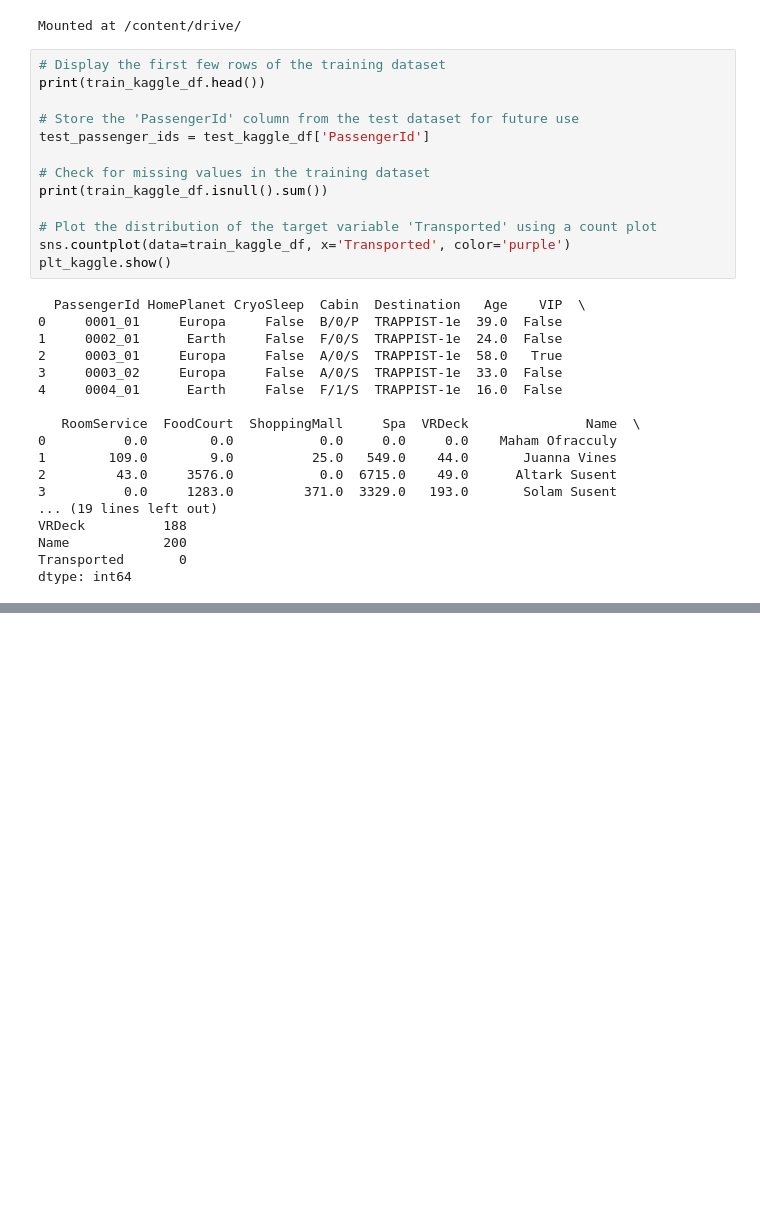
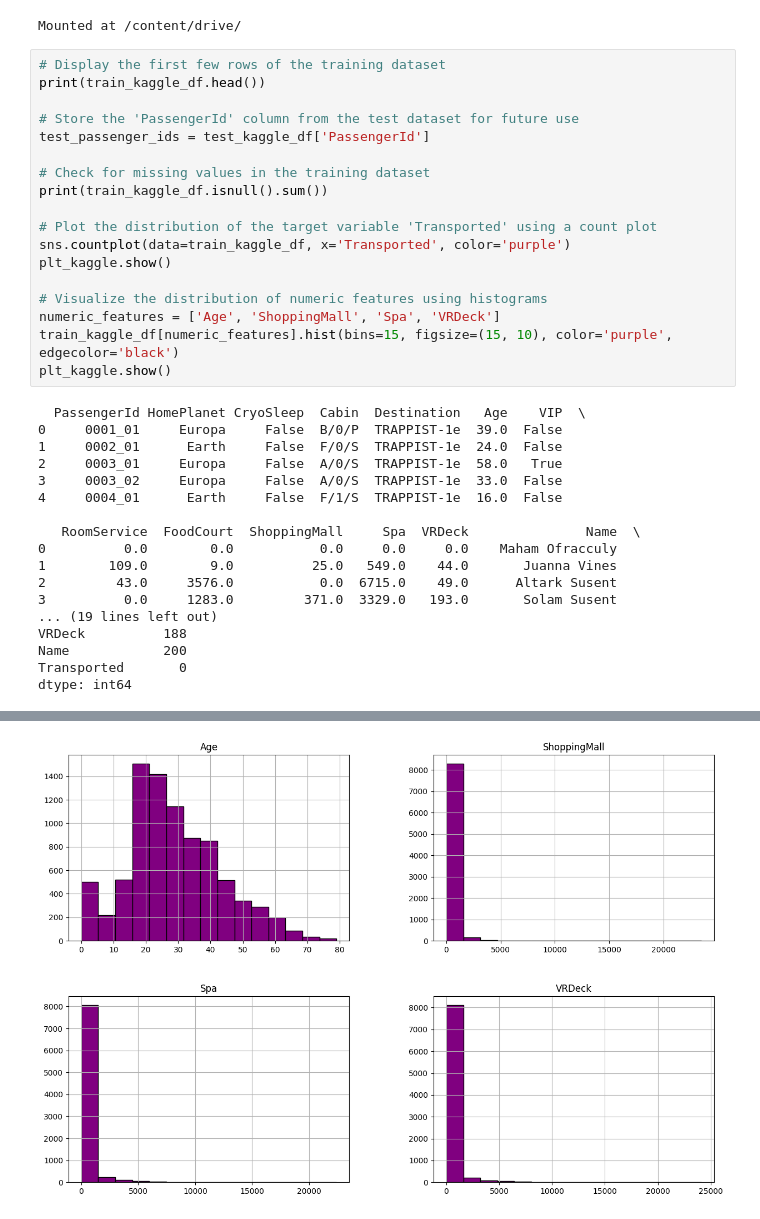
Before and after one commit to Waleed123/Kaggle_Competition_new, a Jupyter notebook: Kagglecompetition.ipynb, the cells around one changed output, grey strips where cells are left out. Cells and saved outputs as stored; diff of their text form; blank space fills up the shorter version.

```diff
--- a/Kagglecompetition.ipynb
+++ b/Kagglecompetition.ipynb
@@ -26,30 +26,36 @@ Mounted at /content/drive/
 print(train_kaggle_df.head())
 
 # Store the 'PassengerId' column from the test dataset for future use
 test_passenger_ids = test_kaggle_df['PassengerId']
 
 # Check for missing values in the training dataset
 print(train_kaggle_df.isnull().sum())
 
 # Plot the distribution of the target variable 'Transported' using a count plot
 sns.countplot(data=train_kaggle_df, x='Transported', color='purple')
 plt_kaggle.show()
+
+# Visualize the distribution of numeric features using histograms
+numeric_features = ['Age', 'ShoppingMall', 'Spa', 'VRDeck']
+train_kaggle_df[numeric_features].hist(bins=15, figsize=(15, 10), color='purple', edgecolor='black')
+plt_kaggle.show()
 # %% [output]
   PassengerId HomePlanet CryoSleep  Cabin  Destination   Age    VIP  \
 0     0001_01     Europa     False  B/0/P  TRAPPIST-1e  39.0  False
 1     0002_01      Earth     False  F/0/S  TRAPPIST-1e  24.0  False
 2     0003_01     Europa     False  A/0/S  TRAPPIST-1e  58.0   True
 3     0003_02     Europa     False  A/0/S  TRAPPIST-1e  33.0  False
 4     0004_01      Earth     False  F/1/S  TRAPPIST-1e  16.0  False
 
    RoomService  FoodCourt  ShoppingMall     Spa  VRDeck               Name  \
 0          0.0        0.0           0.0     0.0     0.0    Maham Ofracculy
 1        109.0        9.0          25.0   549.0    44.0       Juanna Vines
 2         43.0     3576.0           0.0  6715.0    49.0      Altark Susent
 3          0.0     1283.0         371.0  3329.0   193.0       Solam Susent
 ... (19 lines left out)
 VRDeck          188
 Name            200
 Transported       0
 dtype: int64
 [figure]
+[figure, added]
```
